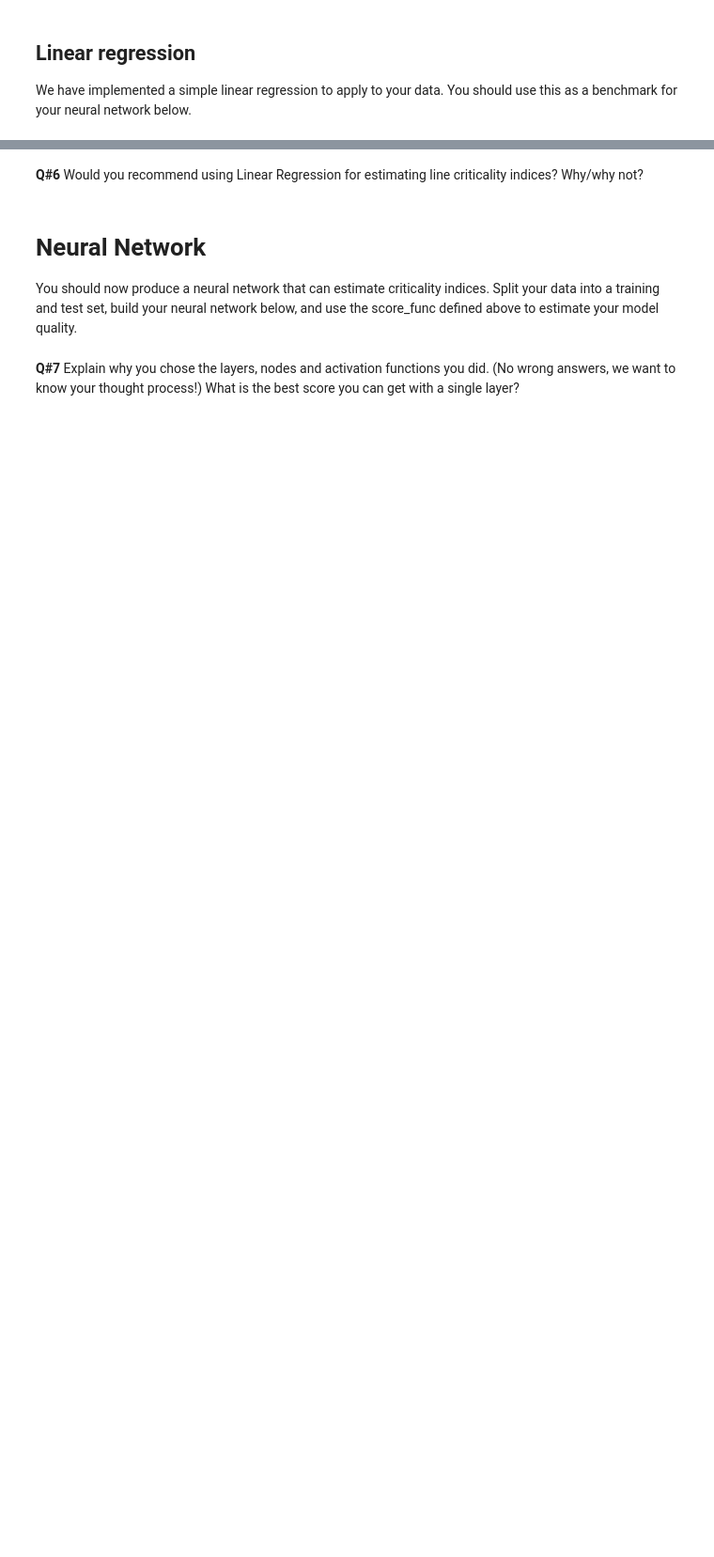
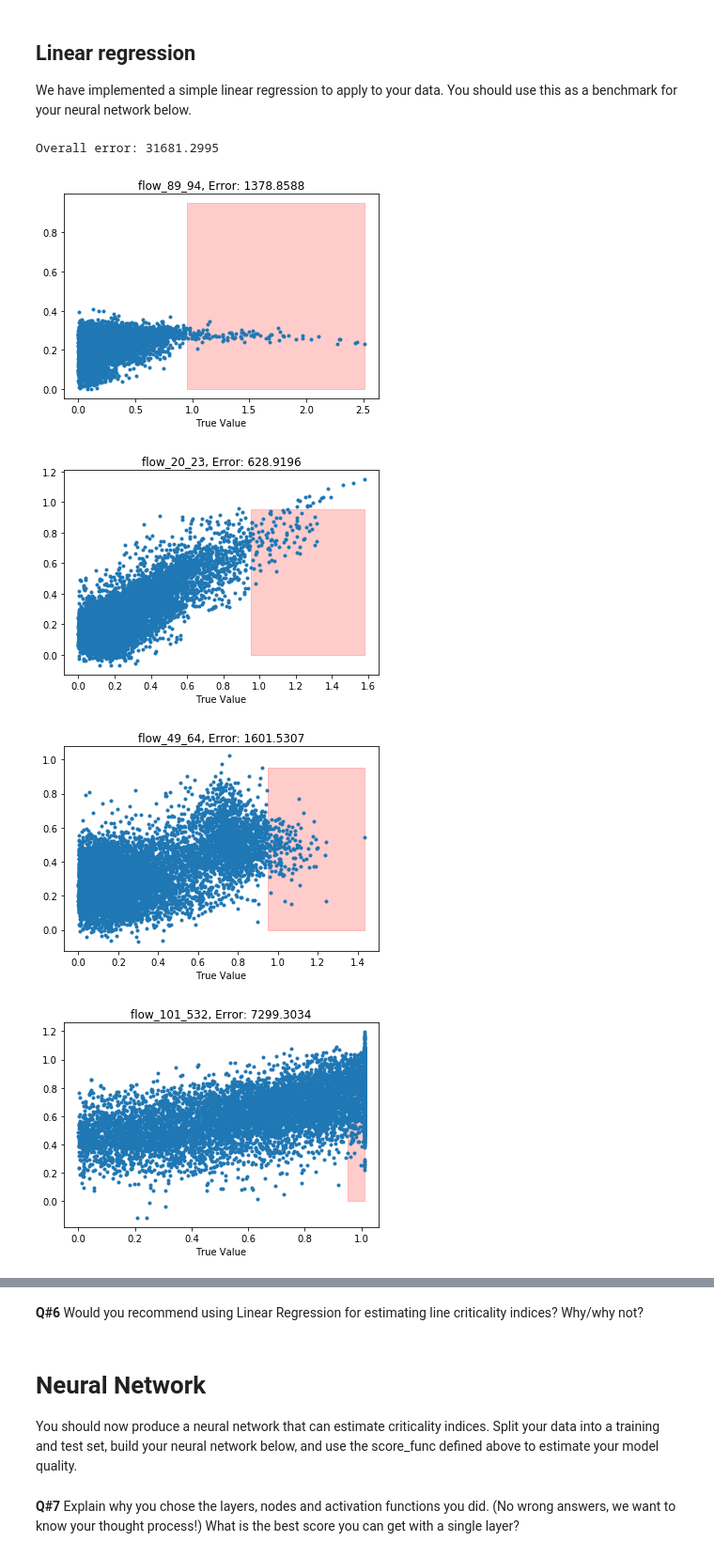
Before and after one commit to bok11/31380-HandIn2, a Jupyter notebook: HI3_modeling.ipynb, the cells around one changed output, grey strips where cells are left out. Shown at 94% size. Saved outputs shown, nothing was run; the diff lists cells and outputs as text; code cells hidden in the pictures; blank space fills up the shorter version.

```diff
--- a/HI3_modeling.ipynb
+++ b/HI3_modeling.ipynb
@@ -32,5 +32,11 @@ def score_func(y_est, y_real):
 Load your data from the previous exercise as well as the criticality data.
 # %%
 # Data is loaded here
-field_data = pd.read_csv("reduced_field_data.csv", index_col=0)
-crit_data = pd.read_csv("flow_criticality_data.csv", index_col=0)
+fdata = pd.Series()
+cdata = pd.Series()
+fdata['raw'] = pd.read_csv("reduced_field_data.csv", index_col=0)
+cdata['raw'] = pd.read_csv("./Handin3_data/flow_criticality_data.csv", index_col=0)
+
+# check the shape of each dataframe
+print('shape of field data:',fdata['raw'].shape)
+print('shape of crit data:',cdata['raw'].shape)
@@ -36,0 +56,8 @@ crit_data = pd.read_csv("flow_criticality_data.csv", index_col=0)
+# %%
+#slicing cdata
+indexes = fdata['raw'].index.tolist()
+cdata['fixed'] = cdata['raw'].loc[indexes]
+
+# check the shape of each dataframe
+print('shape of field data:',fdata['raw'].shape)
+print('shape of crit data:',cdata['fixed'].shape)
@@ -42,18 +74,24 @@ You should use this as a benchmark for your neural network below.
 # %%
 # The code below implements a linear regression on your data and compares predicted and true values.
 # On the plots there is a red square indicating the areas corresponding to false negatives.
 from sklearn.linear_model import LinearRegression
 lm = LinearRegression()
-lm.fit(field_data,crit_data)
+lm.fit(fdata['raw'],cdata['fixed'])
 
-y_pred = lm.predict(field_data)
+y_pred = lm.predict(fdata['raw'])
 for index in range(10):
     plt.figure()
-    plt.fill_between([0.95, crit_data.iloc[:,index].max()], [0.95, 0.95], color='r', alpha=0.2)
-    plt.plot(crit_data.iloc[:,index],y_pred[:,index],'.')
-    error = score_func(y_pred[:,index],crit_data.iloc[:,index])
-    plt.title('{0}, Error: {1:.04f}'.format(crit_data.columns[index], error))
+    plt.fill_between([0.95, cdata['fixed'].iloc[:,index].max()], [0.95, 0.95], color='r', alpha=0.2)
+    plt.plot(cdata['fixed'].iloc[:,index],y_pred[:,index],'.')
+    error = score_func(y_pred[:,index],cdata['fixed'].iloc[:,index])
+    plt.title('{0}, Error: {1:.04f}'.format(cdata['fixed'].columns[index], error))
     plt.xlabel('True Value')
 
 plt.ylabel('Predicted Value')
-print('Overall error: {0:.04f}'.format(score_func(y_pred, crit_data)))
+print('Overall error: {0:.04f}'.format(score_func(y_pred, cdata['fixed'])))
+# %% [output]
+Overall error: 31681.2995
+[figure, added]
+[figure, added]
+[figure, added]
+[figure, added]
```
Also changed, not shown: parts of 12 cells of this notebook.
